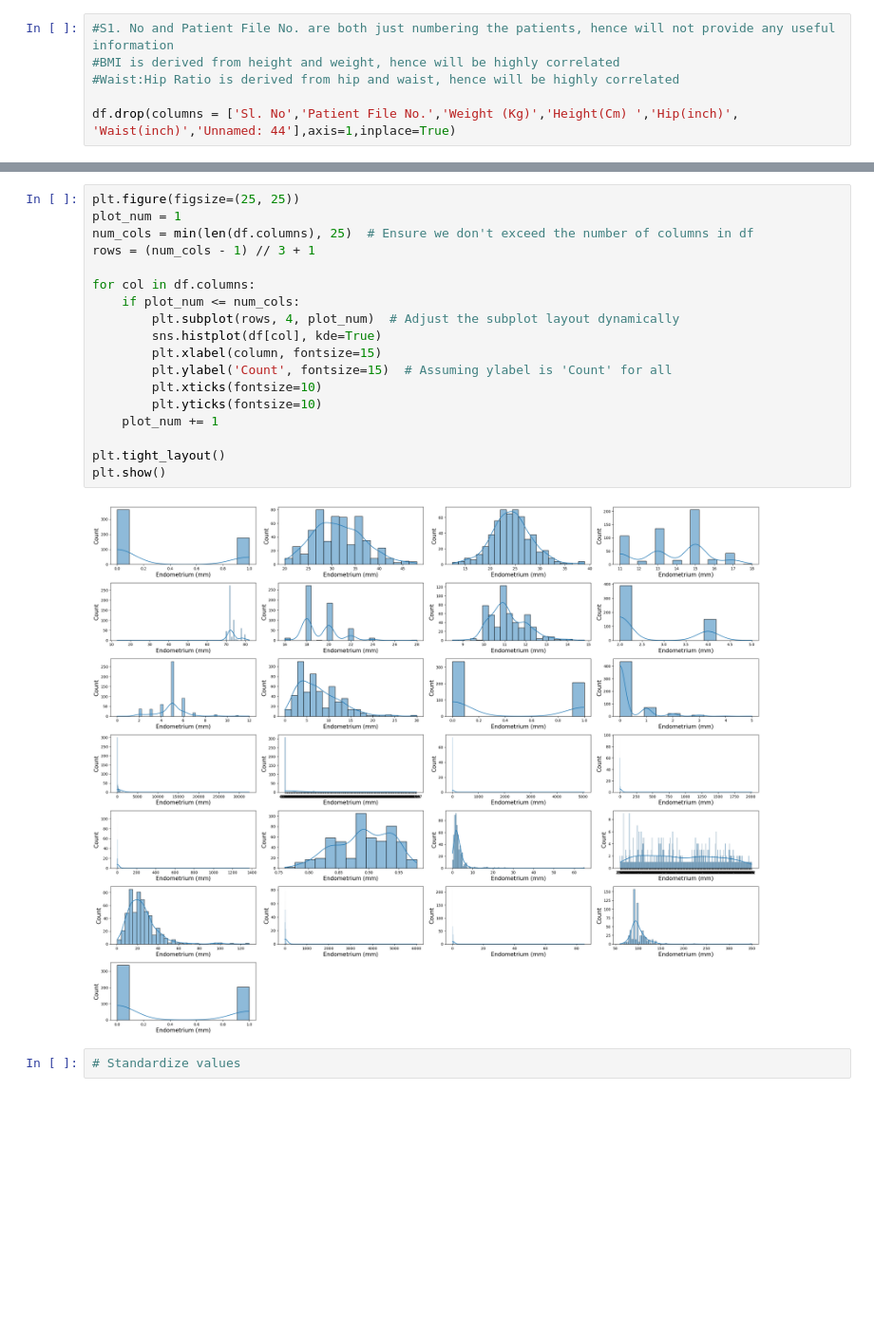
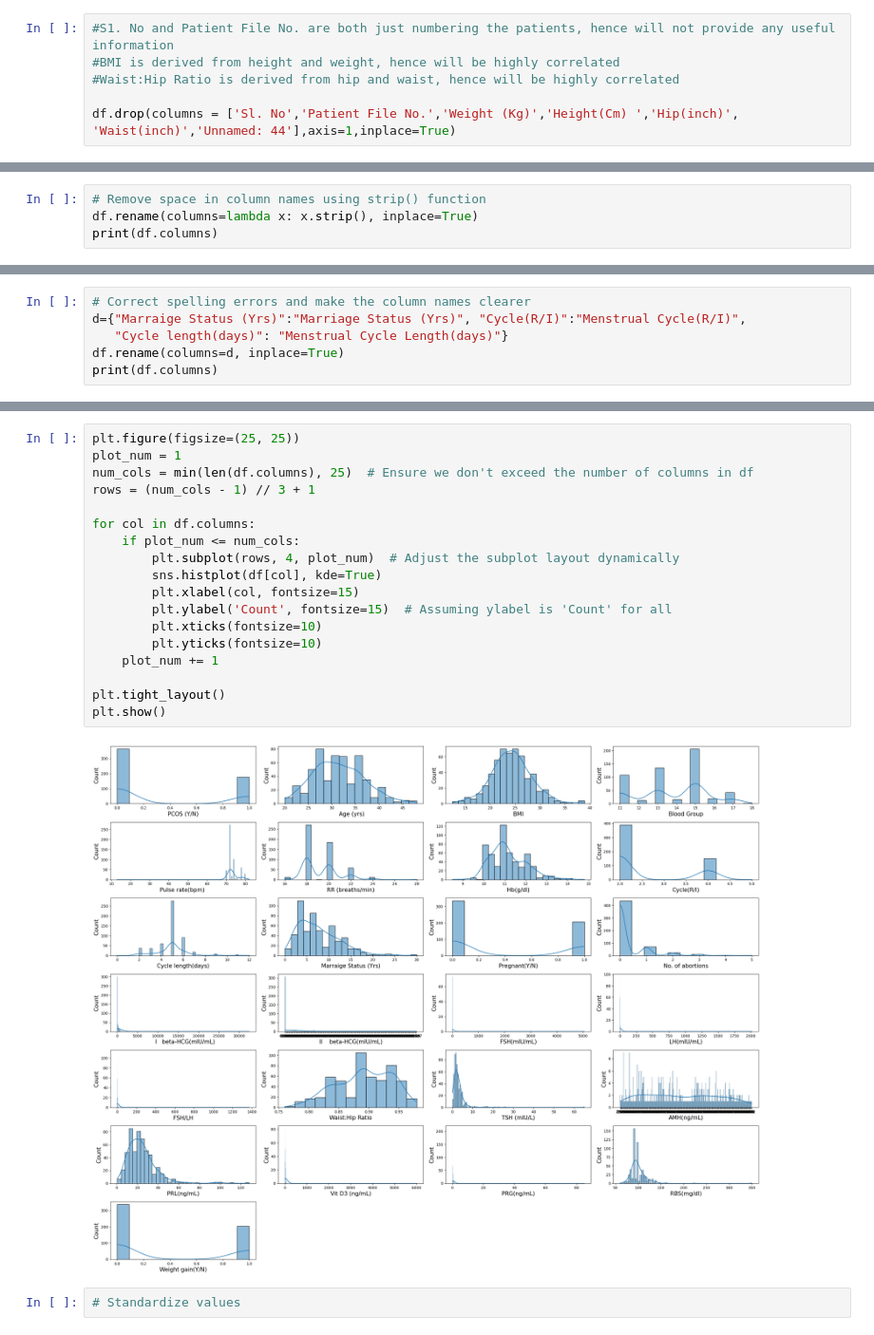
Before and after one commit to stacychann/dsa4262_pcos, a Jupyter notebook: Cleaning_EDA.ipynb, the cells around one changed output, grey strips where cells are left out. Shown: that part at 95% size. Cells and saved outputs as stored; diff of their text form; blank space fills up the shorter version.

```diff
--- a/Cleaning_EDA.ipynb
+++ b/Cleaning_EDA.ipynb
@@ -84,0 +107,4 @@ df.drop(columns = ['Sl. No','Patient File No.','Weight (Kg)','Height(Cm) ','Hip(
+# %%
+# Remove space in column names using strip() function
+df.rename(columns=lambda x: x.strip(), inplace=True)
+print(df.columns)
@@ -84,0 +124,6 @@ df.drop(columns = ['Sl. No','Patient File No.','Weight (Kg)','Height(Cm) ','Hip(
+# %%
+# Correct spelling errors and make the column names clearer
+d={"Marraige Status (Yrs)":"Marriage Status (Yrs)", "Cycle(R/I)":"Menstrual Cycle(R/I)",
+   "Cycle length(days)": "Menstrual Cycle Length(days)"}
+df.rename(columns=d, inplace=True)
+print(df.columns)
@@ -85,22 +156,22 @@ df.drop(columns = ['Sl. No','Patient File No.','Weight (Kg)','Height(Cm) ','Hip(
 # %%
 plt.figure(figsize=(25, 25))
 plot_num = 1
 num_cols = min(len(df.columns), 25)  # Ensure we don't exceed the number of columns in df
 rows = (num_cols - 1) // 3 + 1
 
 for col in df.columns:
     if plot_num <= num_cols:
         plt.subplot(rows, 4, plot_num)  # Adjust the subplot layout dynamically
         sns.histplot(df[col], kde=True)
-        plt.xlabel(column, fontsize=15)
+        plt.xlabel(col, fontsize=15)
         plt.ylabel('Count', fontsize=15)  # Assuming ylabel is 'Count' for all
         plt.xticks(fontsize=10)
         plt.yticks(fontsize=10)
     plot_num += 1
 
 plt.tight_layout()
 plt.show()
 # %% [output]
-[figure, old version]
+[figure, new version]
 # %%
 # Standardize values
```
Also changed, not shown: parts of 17 cells of this notebook, 1 other file.
